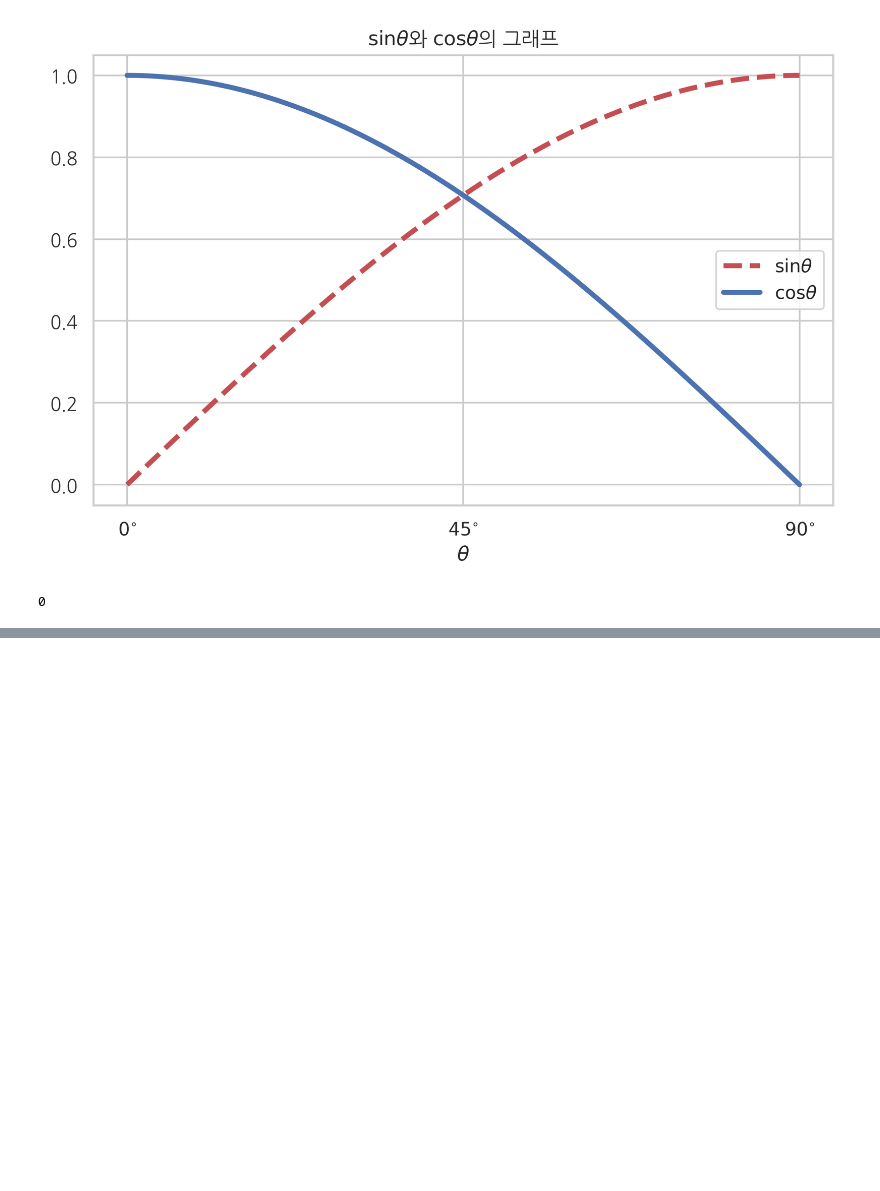
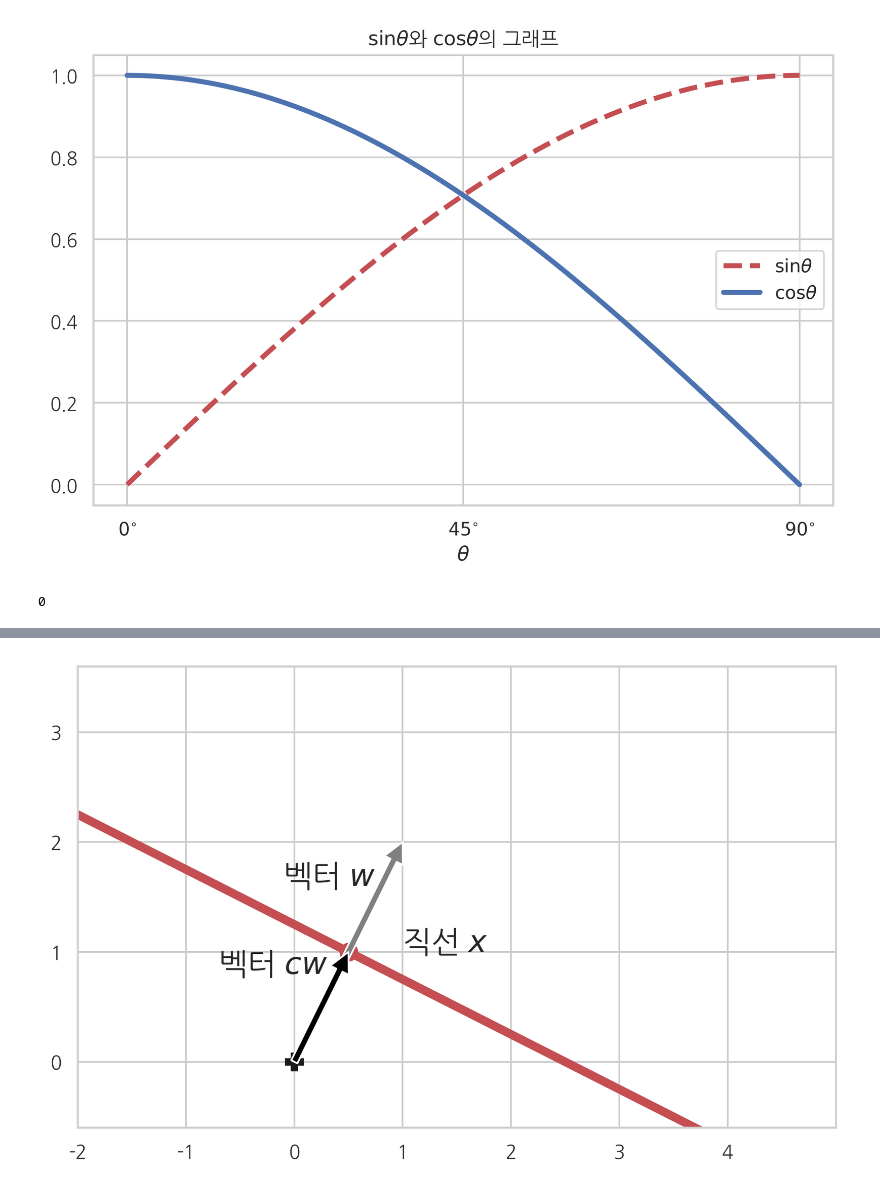
Before and after one commit to tjwodud04/Books-and-other-stuffs, a Jupyter notebook: Programming Language/Python/Books&Following/김도형의 데이터 사이언스 스쿨 수학편/3.1 선형대수와 해석기하의 기초.ipynb, the cells around one changed output, grey strips where cells are left out. Saved outputs shown, nothing was run; the diff lists cells and outputs as text; code cells hidden in the pictures; blank space fills up the shorter version.

```diff
--- a/Programming Language/Python/Books&Following/김도형의 데이터 사이언스 스쿨 수학편/3.1 선형대수와 해석기하의 기초.ipynb
+++ b/Programming Language/Python/Books&Following/김도형의 데이터 사이언스 스쿨 수학편/3.1 선형대수와 해석기하의 기초.ipynb
@@ -227,0 +293,17 @@ np.dot(a, b)
+# %%
+w = np.array([1, 2])
+plt.annotate('', xy=w, xytext=(0, 0), arrowprops=gray)
+plt.annotate('', xy=0.5 * w, xytext=(0, 0), arrowprops=black)
+plt.plot(0, 0, 'kP', ms=10)
+plt.plot(0.5 * w[0], 0.5 * w[1], 'ro', ms=10)
+plt.plot([-2, 5], [2.25, -1.25], 'r-', lw=5)
+plt.text(-0.7, 0.8, "벡터 $cw$")
+plt.text(-0.1, 1.6, "벡터 $w$")
+plt.text(1, 1, "직선 $x$")
+plt.xticks(np.arange(-2, 5))
+plt.yticks(np.arange(-1, 5))
+plt.xlim(-2, 5)
+plt.ylim(-0.6, 3.6)
+plt.show()
+# %% [output]
+[figure, added]
```
Also changed, not shown: parts of 4 cells of this notebook.
